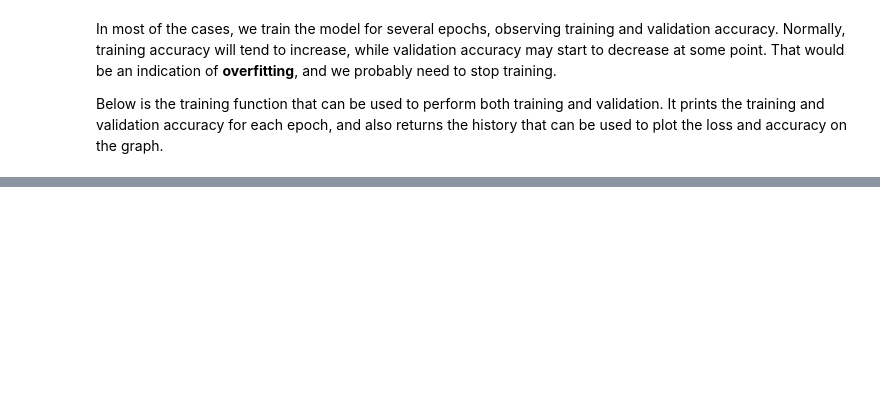
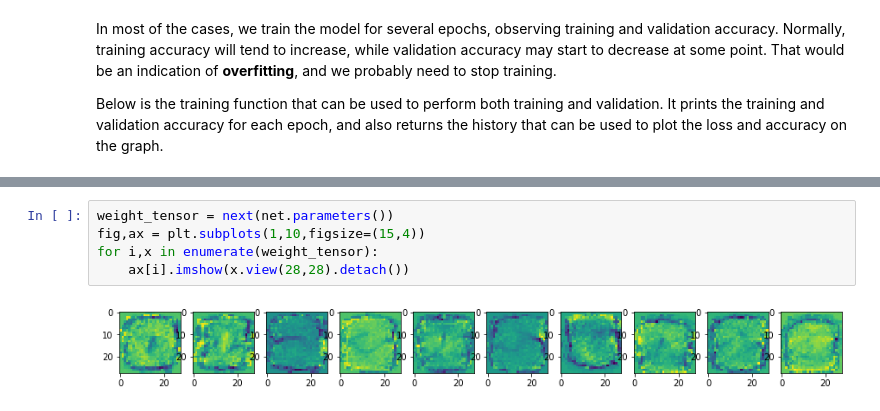
Before and after one commit to aiadvocates/pytorchfundamentals, a Jupyter notebook: 2_cv/2_Training_DNN.ipynb, the cells around one changed output, grey strips where cells are left out. Cells and saved outputs as stored; diff of their text form; blank space fills up the shorter version.

```diff
--- a/2_cv/2_Training_DNN.ipynb
+++ b/2_cv/2_Training_DNN.ipynb
@@ -166 +176,8 @@ plt.legend()
+# %%
+weight_tensor = next(net.parameters())
+fig,ax = plt.subplots(1,10,figsize=(15,4))
+for i,x in enumerate(weight_tensor):
+    ax[i].imshow(x.view(28,28).detach())
+# %% [output]
+[figure, added]
 # %% [markdown]
```
Also changed, not shown: parts of 8 cells of this notebook, 3 other files.
